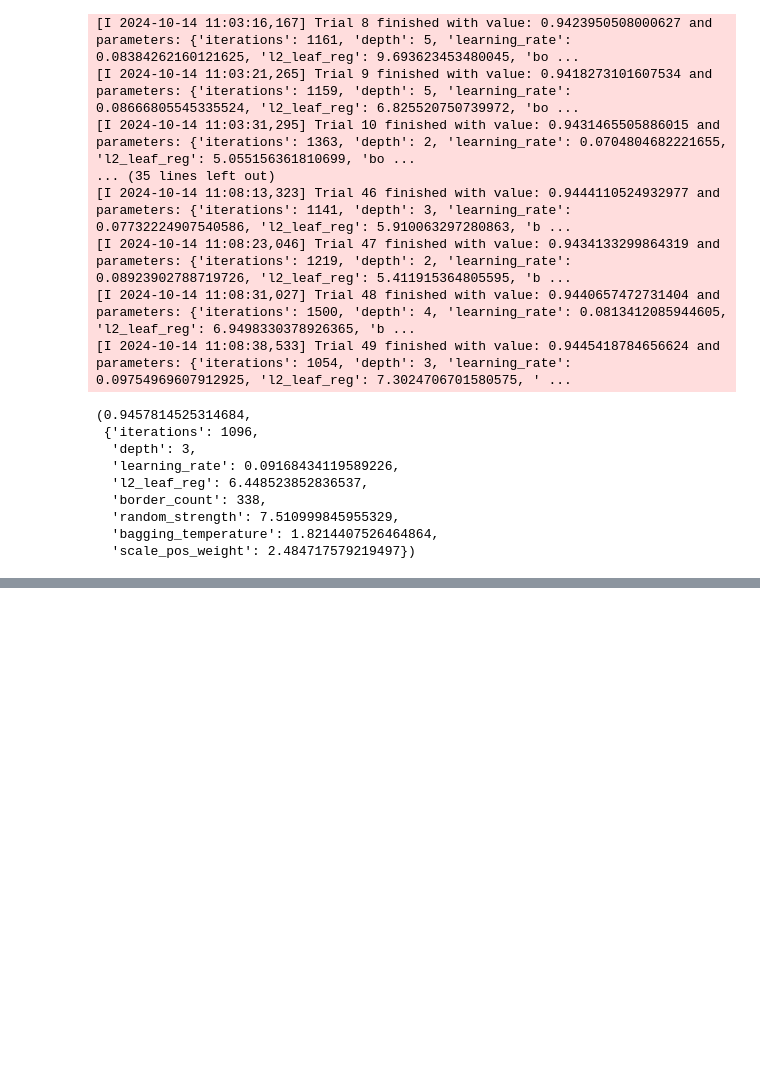
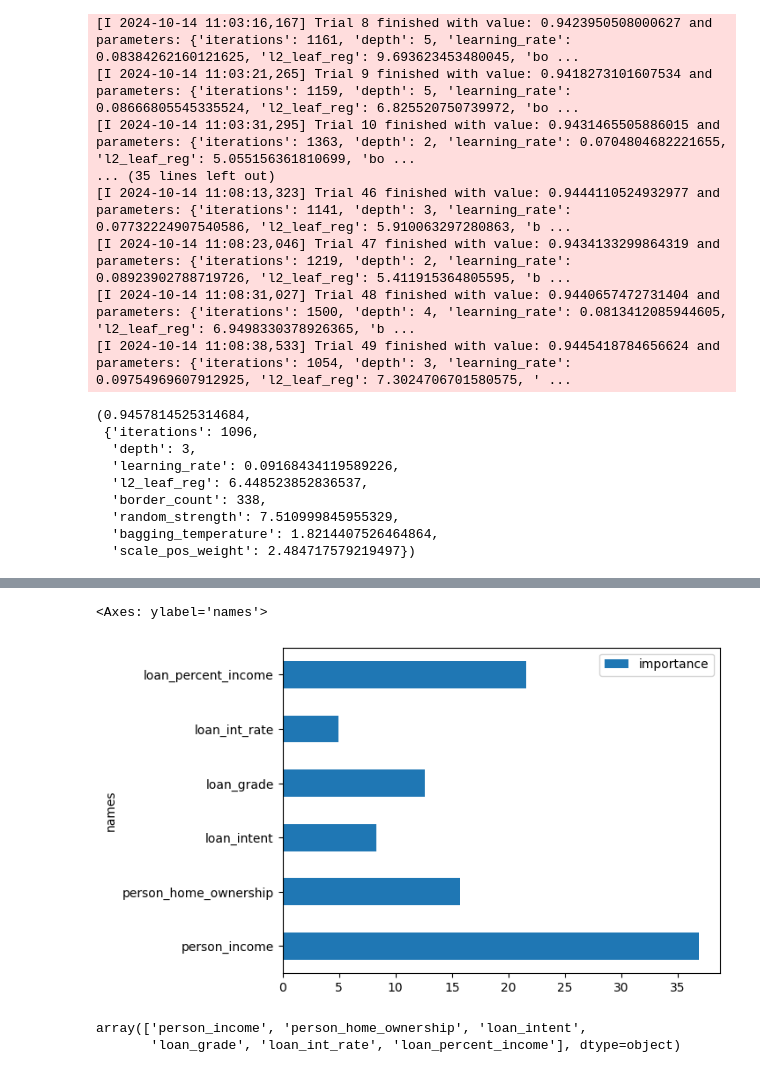
Before and after one commit to SurajAiri/kaggle_loan_approval_prediction, a Jupyter notebook: notebook/cat_fine.ipynb, the cells around one changed output, grey strips where cells are left out. Saved outputs shown, nothing was run; the diff lists cells and outputs as text; code cells hidden in the pictures; blank space fills up the shorter version.

```diff
--- a/notebook/cat_fine.ipynb
+++ b/notebook/cat_fine.ipynb
@@ -256,3 +261,14 @@ std validation roc_auc_score = 0.00367
+# %%
+d = pd.DataFrame({"names": model.feature_names_,"importance":model.feature_importances_})
+d.plot(kind='barh',x='names',y='importance')
+# %% [output]
+<Axes: ylabel='names'>
+[figure, added]
+# %%
+d[d['importance'] > 3].names.values
+# %% [output]
+array(['person_income', 'person_home_ownership', 'loan_intent',
+       'loan_grade', 'loan_int_rate', 'loan_percent_income'], dtype=object)
 # %%
 # visualize optuna study
 import optuna.visualization as ov
```
Also changed, not shown: parts of 3 cells of this notebook, 8 other files.
